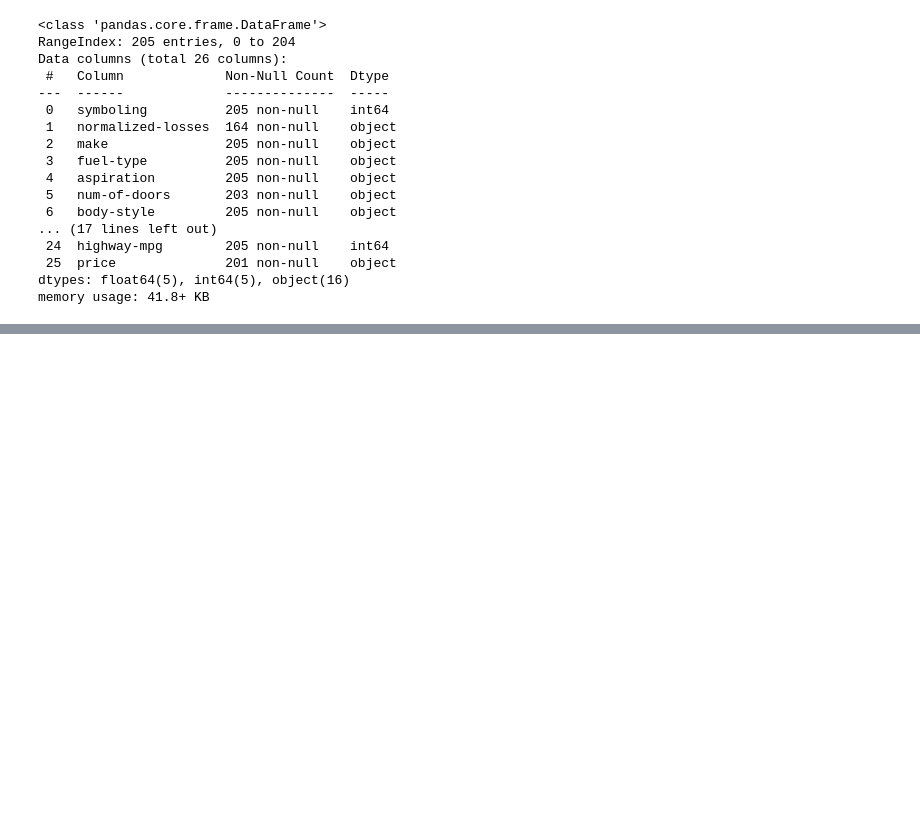
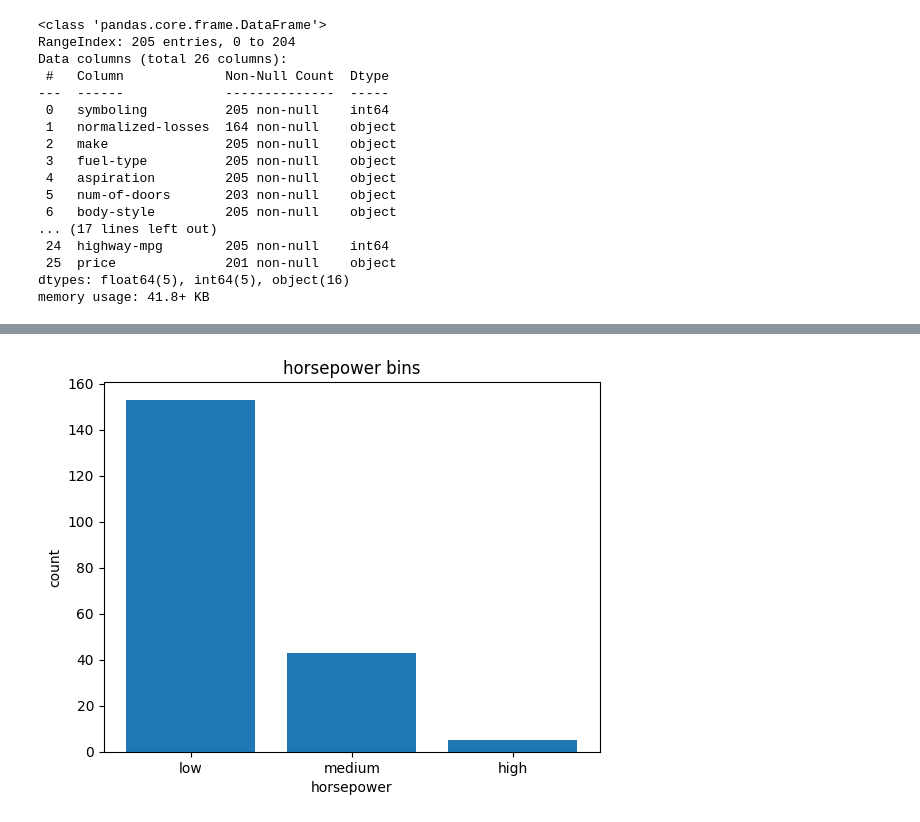
Before and after one commit to aparna-2001/machine_learning_using_python, a Jupyter notebook: Preprocessing_data_scikit.ipynb, the cells around one changed output, grey strips where cells are left out. Cells and saved outputs as stored; diff of their text form; code cells hidden in the pictures; blank space fills up the shorter version.

```diff
--- a/Preprocessing_data_scikit.ipynb
+++ b/Preprocessing_data_scikit.ipynb
@@ -124,0 +217,4 @@ memory usage: 41.0+ KB
+# %%
+group_names = ['low', 'medium', 'high']
+
+df['horsepower-binned']= pd.cut(df['horsepower'],bins, labels = group_names, include_lowest = True)
@@ -124,0 +235,10 @@ memory usage: 41.0+ KB
+# %%
+heights = df['horsepower-binned'].value_counts()
+# %%
+plt.bar(group_names, heights )
+plt.xlabel('horsepower')
+plt.ylabel('count')
+plt.title('horsepower bins')
+plt.show()
+# %% [output]
+[figure, added]
```
Also changed, not shown: parts of 15 cells of this notebook.
